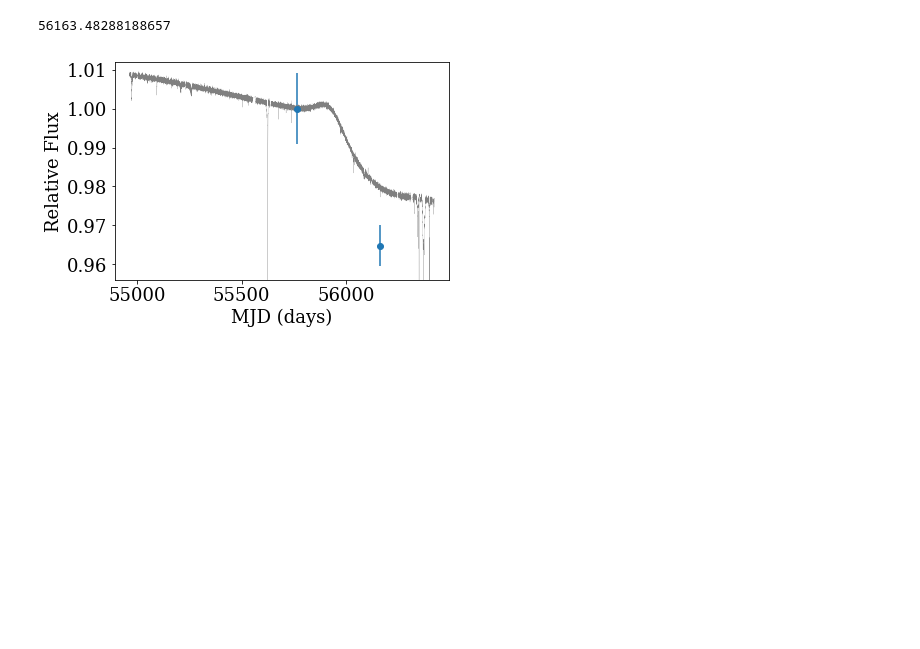
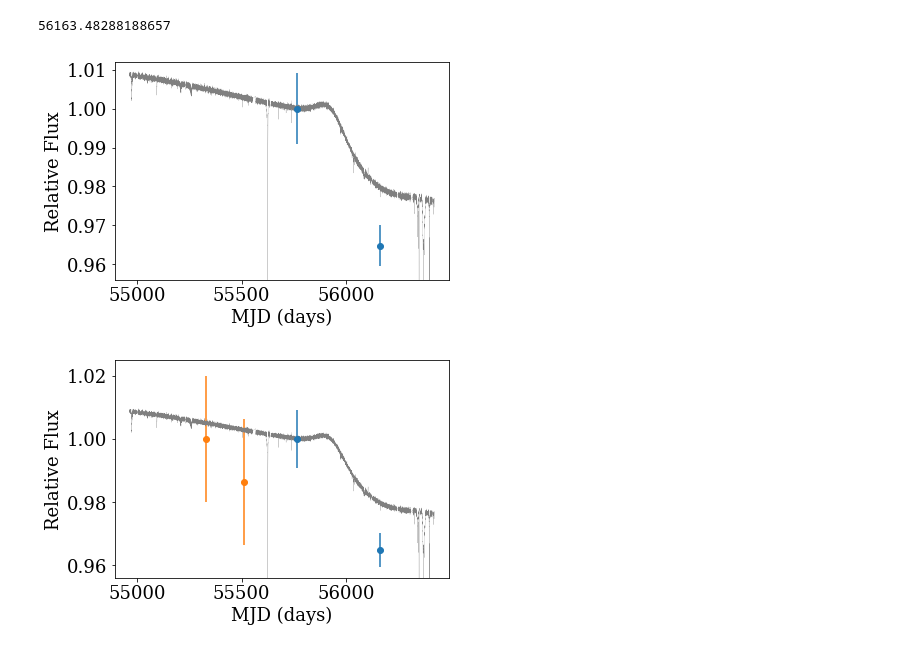
Before and after one commit to jradavenport/GALEX_Boyajian, a Jupyter notebook: explore.ipynb, the cells around one changed output. Cells and saved outputs as stored; diff of their text form; code cells hidden in the pictures; blank space fills up the shorter version.

```diff
--- a/explore.ipynb
+++ b/explore.ipynb
@@ -259,19 +243,39 @@ df = pd.read_table('reduced_lc.txt', delim_whitespace=True, skiprows=1,
 # time = BJD-2454833
 # *MJD = JD - 2400000.5
 # %%
+plt.figure()
 plt.plot(df['time'] + 2454833 - 2400000.5, df['model_flux'], c='grey', lw=0.2)
 
 gtime = [mjd_date, gck_time.mjd]
 gmag = np.array([16.46, 16.499])
 gflux = np.array([1, 10**((gmag[1] - gmag[0]) / (-2.5))])
 gerr = np.abs(np.array([0.01, 0.006]) * np.log(10) / (-2.5) * gflux)
 
 plt.errorbar(gtime, gflux, yerr=gerr,
              linestyle='none', marker='o')
 plt.ylim(0.956,1.012)
 plt.xlabel('MJD (days)')
 plt.ylabel('Relative Flux')
 
 plt.savefig(target+'_compare.png', dpi=150, bbox_inches='tight', pad_inches=0.25)
+
+####################
+# add in WISE
+plt.figure()
+plt.plot(df['time'] + 2454833 - 2400000.5, df['model_flux'], c='grey', lw=0.2)
+plt.errorbar(gtime, gflux, yerr=gerr,
+             linestyle='none', marker='o')
+# the WISE W1-band results from another notebook
+wise_time = np.array([55330.86838, 55509.906929000004])
+wise_flux = np.array([ 1.,0.98627949])
+wise_err = np.array([ 0.02011393,  0.02000256])
+plt.errorbar(wise_time, wise_flux, yerr=wise_err,
+             linestyle='none', marker='o')
+plt.ylim(0.956,1.025)
+plt.xlabel('MJD (days)')
+plt.ylabel('Relative Flux')
+
+# plt.savefig(target+'_compare2.png', dpi=150, bbox_inches='tight', pad_inches=0.25)
 # %% [output]
 [figure]
+[figure, added]
```
Also changed, not shown: parts of 12 cells of this notebook.
